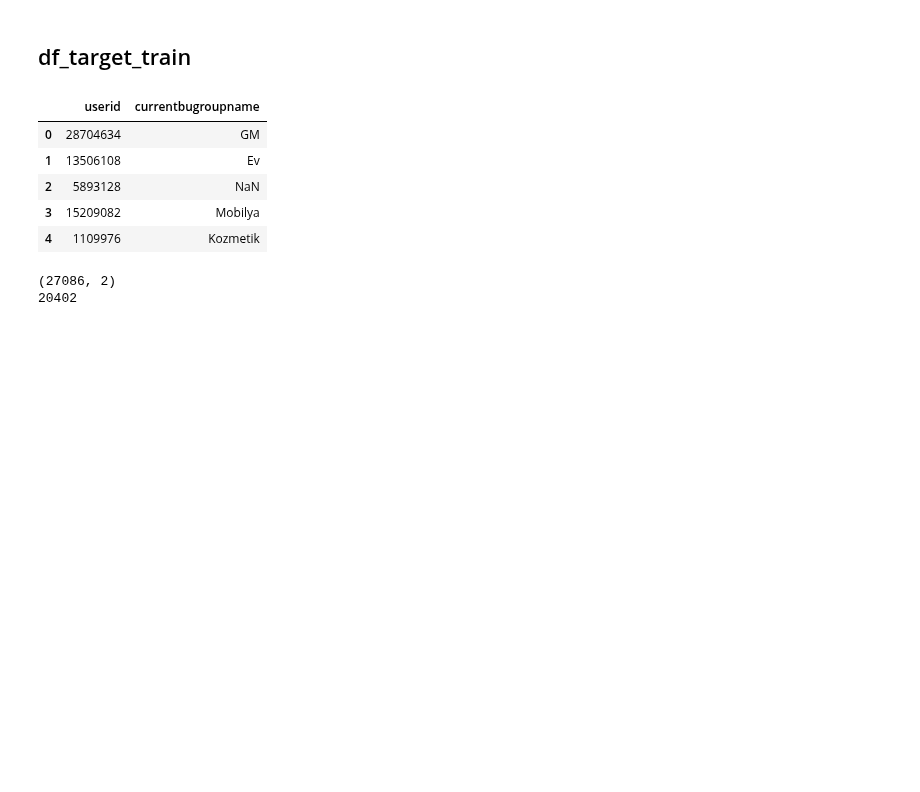
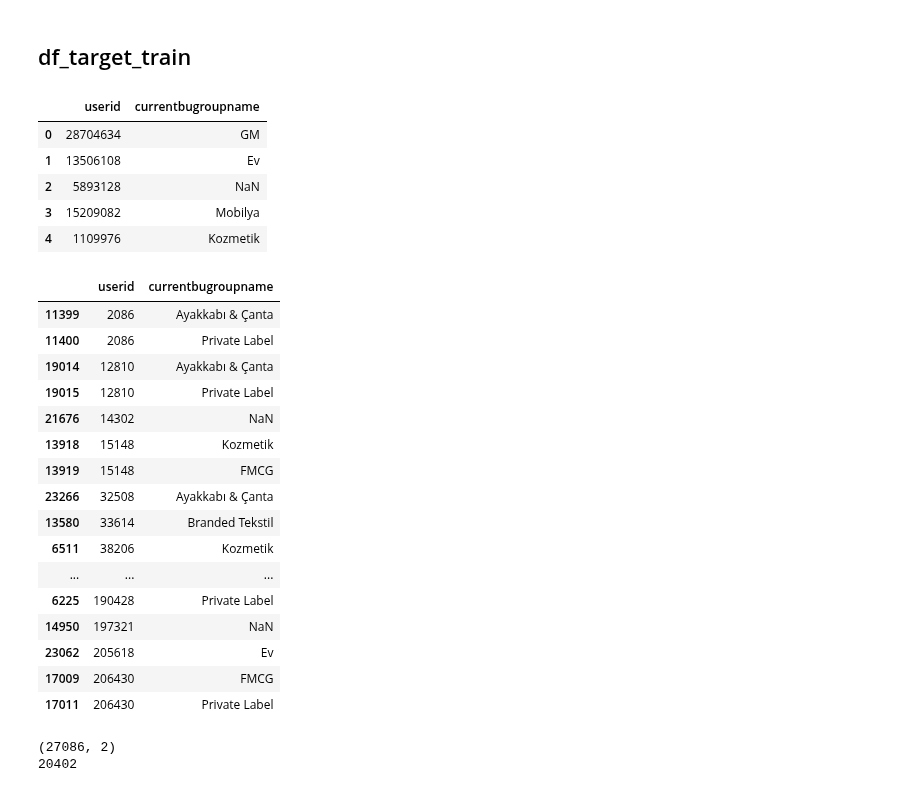
Before and after one commit to stopdemir/ecommerce-data-analysis, a Jupyter notebook: trendyol_stopdemir.ipynb, the cells around one changed output. Drawn from its saved outputs; the diff is of its cells as text; code cells hidden in the pictures; blank space fills up the shorter version.

Commit message:
deeper understanding on train and test datasets

```diff
--- a/trendyol_stopdemir.ipynb
+++ b/trendyol_stopdemir.ipynb
@@ -633,6 +647,27 @@ df_target_train.head(5)
 | 2 | 5893128 | NaN |
 | 3 | 15209082 | Mobilya |
 | 4 | 1109976 | Kozmetik |
+# %%
+df_target_train = df_target_train.sort_values(by='userid')
+df_target_train.head(50)
+# %% [output]
+|  | userid | currentbugroupname |
+| 11399 | 2086 | Ayakkabı & Çanta |
+| 11400 | 2086 | Private Label |
+| 19014 | 12810 | Ayakkabı & Çanta |
+| 19015 | 12810 | Private Label |
+| 21676 | 14302 | NaN |
+| 13918 | 15148 | Kozmetik |
+| 13919 | 15148 | FMCG |
+| 23266 | 32508 | Ayakkabı & Çanta |
+| 13580 | 33614 | Branded Tekstil |
+| 6511 | 38206 | Kozmetik |
+| ... | ... | ... |
+| 6225 | 190428 | Private Label |
+| 14950 | 197321 | NaN |
+| 23062 | 205618 | Ev |
+| 17009 | 206430 | FMCG |
+| 17011 | 206430 | Private Label |
 # %%
 print(df_target_train.shape)
 print(df_target_train["userid"].nunique())
```
Also changed, not shown: parts of 4 cells of this notebook.
